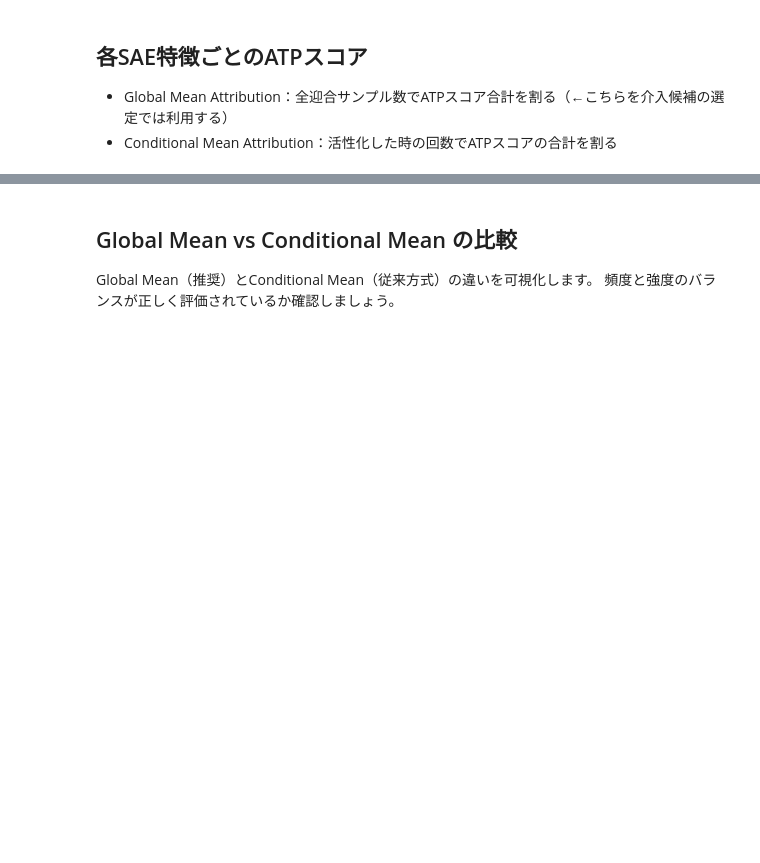
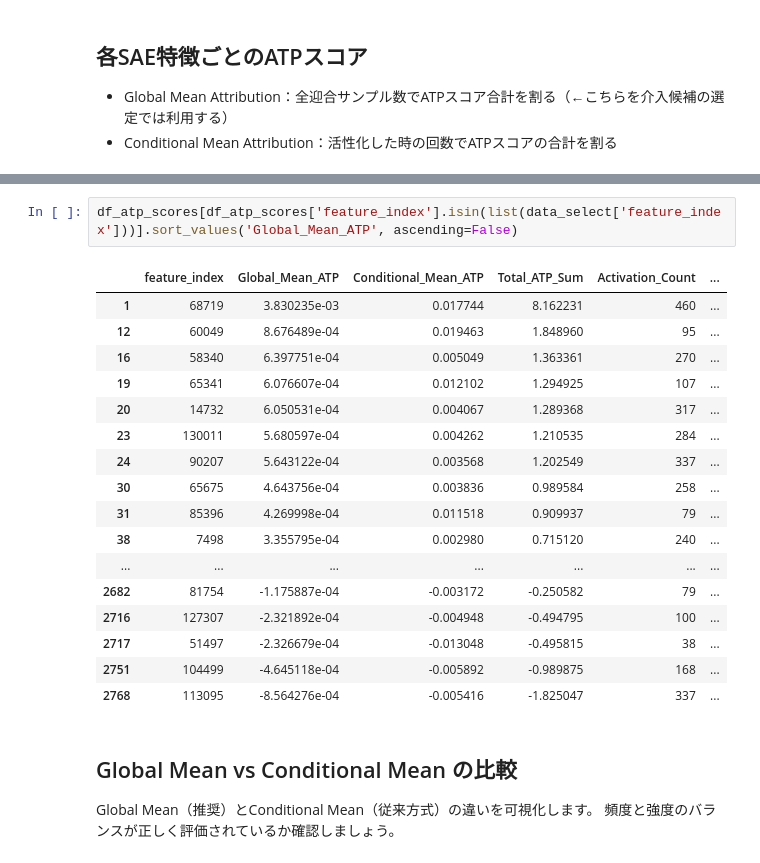
Before and after one commit to Itsuki966/sae_shap, a Jupyter notebook: attribution_patching_analysis.ipynb, the cells around one changed output, grey strips where cells are left out. Drawn from its saved outputs; the diff is of its cells as text; blank space fills up the shorter version.

```diff
--- a/attribution_patching_analysis.ipynb
+++ b/attribution_patching_analysis.ipynb
@@ -330,3 +346,23 @@ Top 10 features by Global Mean ATP Score:
+# %%
+df_atp_scores[df_atp_scores['feature_index'].isin(list(data_select['feature_index']))].sort_values('Global_Mean_ATP', ascending=False)
+# %% [output]
+|  | feature_index | Global_Mean_ATP | Conditional_Mean_ATP | Total_ATP_Sum | Activation_Count | ... |
+| 1 | 68719 | 3.830235e-03 | 0.017744 | 8.162231 | 460 | ... |
+| 12 | 60049 | 8.676489e-04 | 0.019463 | 1.848960 | 95 | ... |
+| 16 | 58340 | 6.397751e-04 | 0.005049 | 1.363361 | 270 | ... |
+| 19 | 65341 | 6.076607e-04 | 0.012102 | 1.294925 | 107 | ... |
+| 20 | 14732 | 6.050531e-04 | 0.004067 | 1.289368 | 317 | ... |
+| 23 | 130011 | 5.680597e-04 | 0.004262 | 1.210535 | 284 | ... |
+| 24 | 90207 | 5.643122e-04 | 0.003568 | 1.202549 | 337 | ... |
+| 30 | 65675 | 4.643756e-04 | 0.003836 | 0.989584 | 258 | ... |
+| 31 | 85396 | 4.269998e-04 | 0.011518 | 0.909937 | 79 | ... |
+| 38 | 7498 | 3.355795e-04 | 0.002980 | 0.715120 | 240 | ... |
+| ... | ... | ... | ... | ... | ... | ... |
+| 2682 | 81754 | -1.175887e-04 | -0.003172 | -0.250582 | 79 | ... |
+| 2716 | 127307 | -2.321892e-04 | -0.004948 | -0.494795 | 100 | ... |
+| 2717 | 51497 | -2.326679e-04 | -0.013048 | -0.495815 | 38 | ... |
+| 2751 | 104499 | -4.645118e-04 | -0.005892 | -0.989875 | 168 | ... |
+| 2768 | 113095 | -8.564276e-04 | -0.005416 | -1.825047 | 337 | ... |
 # %% [markdown]
 ## Global Mean vs Conditional Mean の比較
 
```
Also changed, not shown: parts of 9 cells of this notebook, 2 other files.
